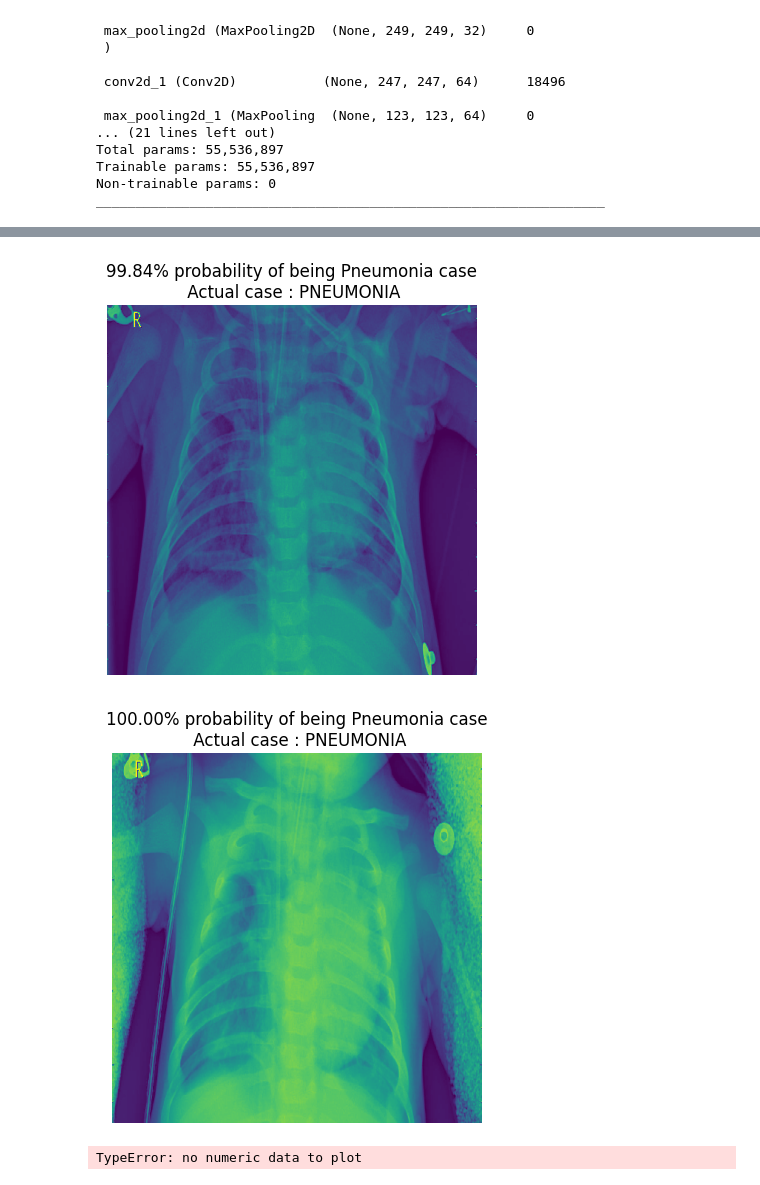
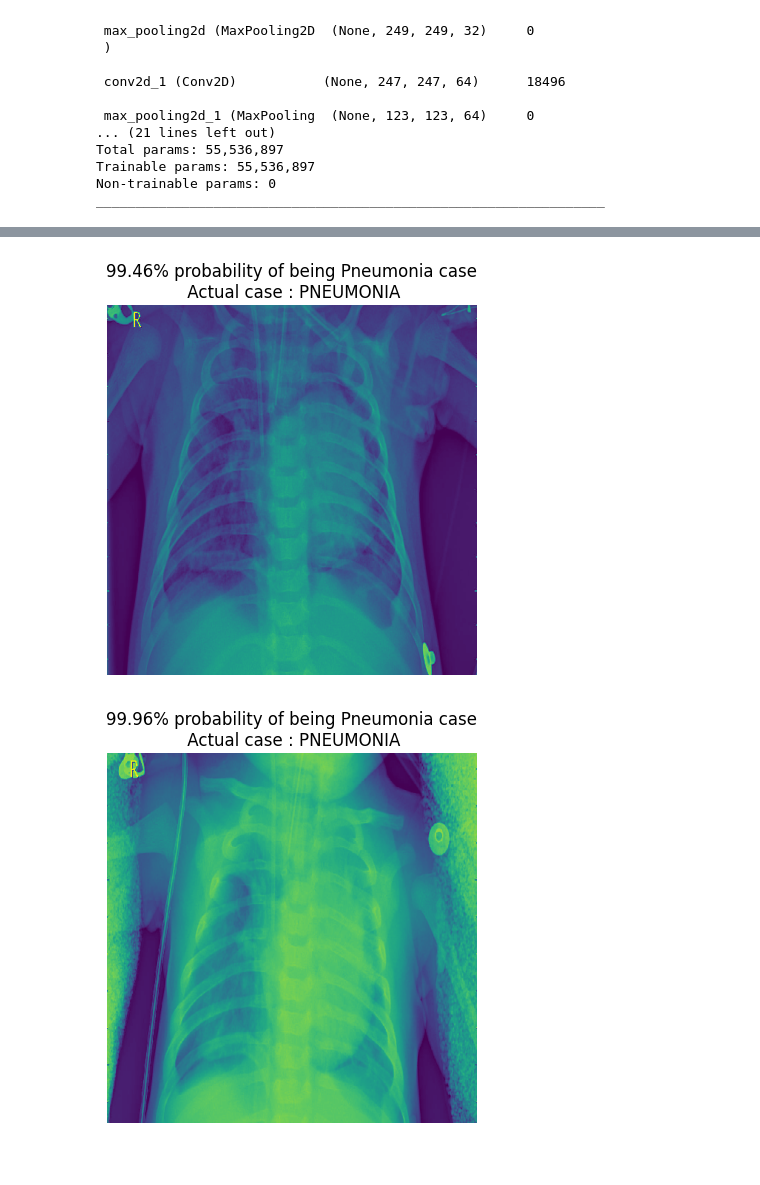
Before and after one commit to Slaktish1/MiniProject, a Jupyter notebook: MiniProject.ipynb, the cells around one changed output, grey strips where cells are left out. Drawn from its saved outputs; the diff is of its cells as text; code cells hidden in the pictures.

```diff
--- a/MiniProject.ipynb
+++ b/MiniProject.ipynb
@@ -202,9 +202,8 @@ def run(batch_size, epochs, runs):
             plt.imshow(np.squeeze(x[i]))
             plt.axis('off')
             plt.show()
-    pd.DataFrame(cnn.history.history).plot()  #NEVER HAPPENS PLEASE TAKE A LOOK AT IT!
 # %%
-run(16, 10, 1)  #Batch size = 16 , Epochs = 10, runs = 1
+run(16, 8, 1)  #Batch size = 16 , Epochs = 8, runs = 1
 # %% [output]
 Found 5216 images belonging to 2 classes.
 Found 16 images belonging to 2 classes.
@@ -234,3 +233,2 @@ weighted avg       0.91      0.90      0.90       624
 [figure]
-[figure, old version]
+[figure, new version]
-TypeError: no numeric data to plot
```
Also changed, not shown: parts of 1 cell of this notebook.
